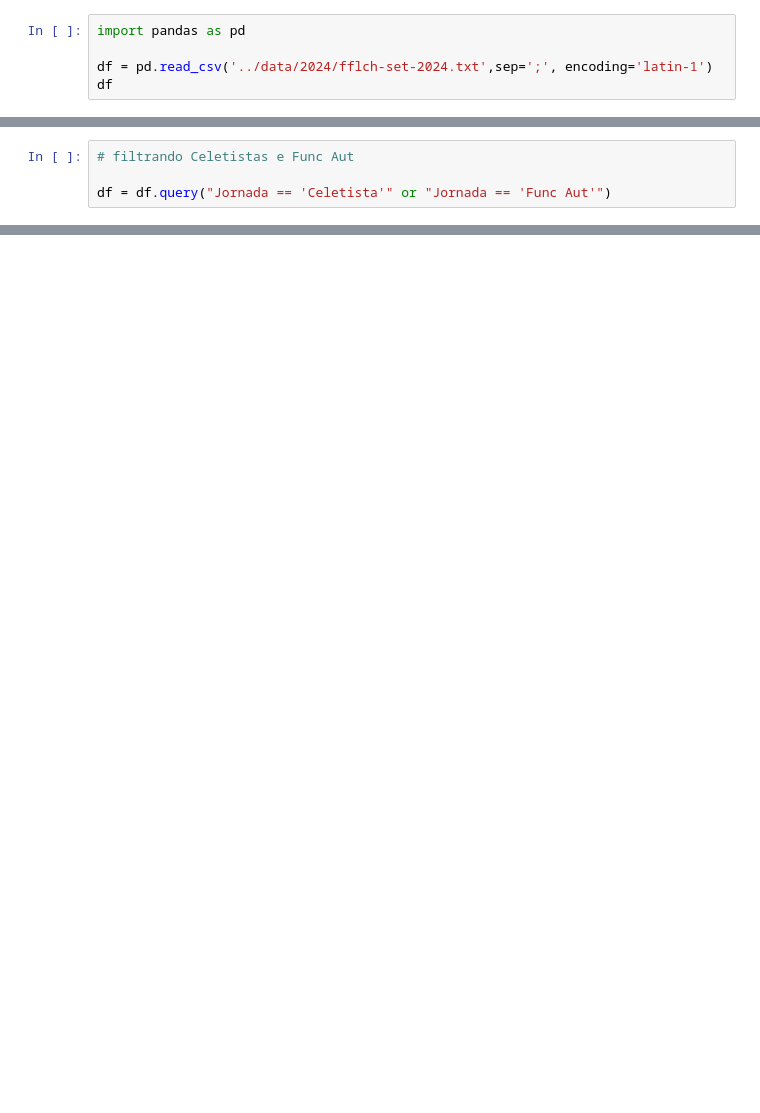
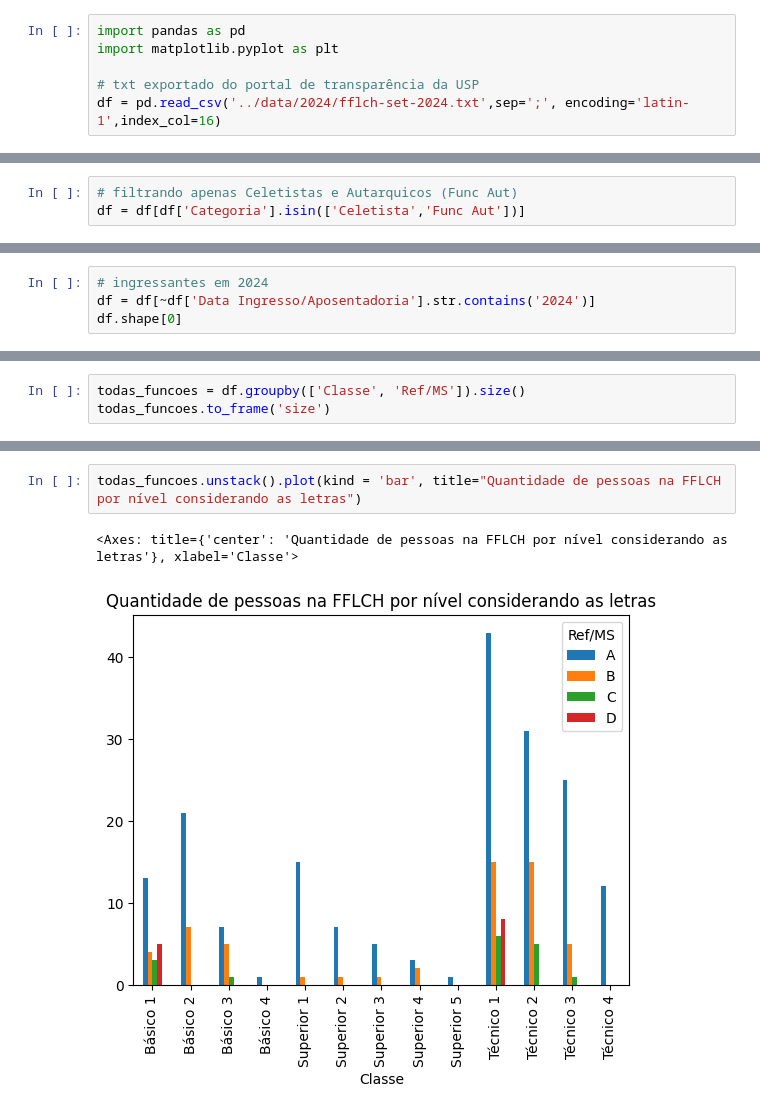
Before and after one commit to thiagogomesverissimo/notebooks, a Jupyter notebook: 2024/fflch.ipynb, the cells around one changed output, grey strips where cells are left out. Saved outputs shown, nothing was run; the diff lists cells and outputs as text; blank space fills up the shorter version.

Commit message:
fflch usp

```diff
--- a/2024/fflch.ipynb
+++ b/2024/fflch.ipynb
@@ -1,5 +5,6 @@
 # %%
 import pandas as pd
+import matplotlib.pyplot as plt
 
-df = pd.read_csv('../data/2024/fflch-set-2024.txt',sep=';', encoding='latin-1')
-df
+# txt exportado do portal de transparência da USP
+df = pd.read_csv('../data/2024/fflch-set-2024.txt',sep=';', encoding='latin-1',index_col=16)
@@ -20,4 +11,3 @@ df
 # %%
-# filtrando Celetistas e Func Aut
-
-df = df.query("Jornada == 'Celetista'" or "Jornada == 'Func Aut'")
+# filtrando apenas Celetistas e Autarquicos (Func Aut)
+df = df[df['Categoria'].isin(['Celetista','Func Aut'])]
@@ -23,0 +20,4 @@ df = df.query("Jornada == 'Celetista'" or "Jornada == 'Func Aut'")
+# %%
+# ingressantes em 2024
+df = df[~df['Data Ingresso/Aposentadoria'].str.contains('2024')]
+df.shape[0]
@@ -23,0 +30,3 @@ df = df.query("Jornada == 'Celetista'" or "Jornada == 'Func Aut'")
+# %%
+todas_funcoes = df.groupby(['Classe', 'Ref/MS']).size()
+todas_funcoes.to_frame('size')
@@ -23,0 +52,5 @@ df = df.query("Jornada == 'Celetista'" or "Jornada == 'Func Aut'")
+# %%
+todas_funcoes.unstack().plot(kind = 'bar', title="Quantidade de pessoas na FFLCH por nível considerando as letras")
+# %% [output]
+<Axes: title={'center': 'Quantidade de pessoas na FFLCH por nível considerando as letras'}, xlabel='Classe'>
+[figure, added]
```
Also changed, not shown: parts of 13 cells of this notebook.
